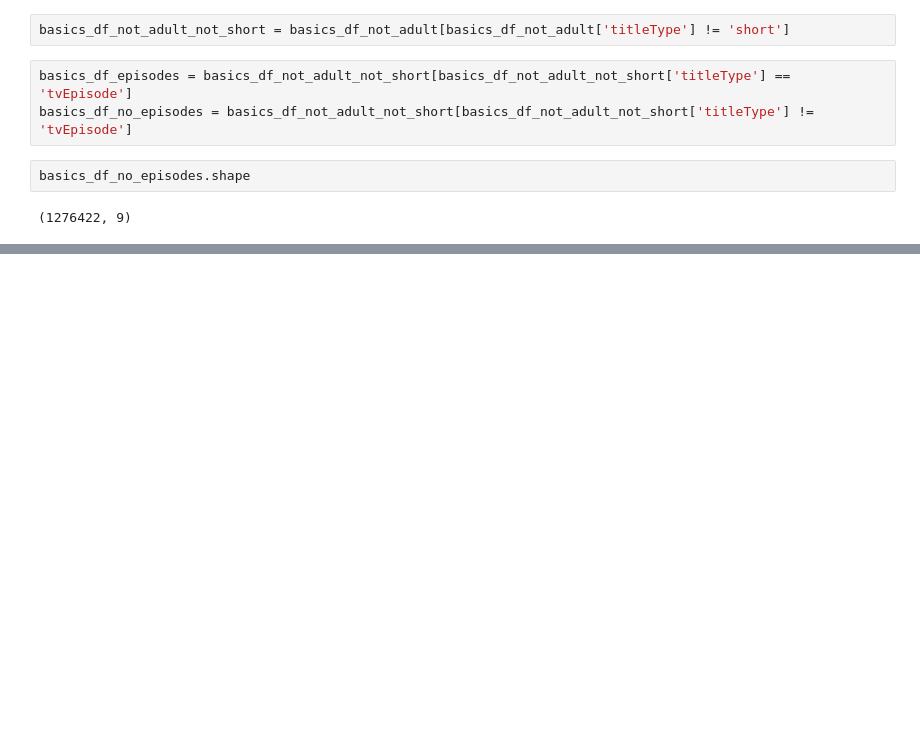
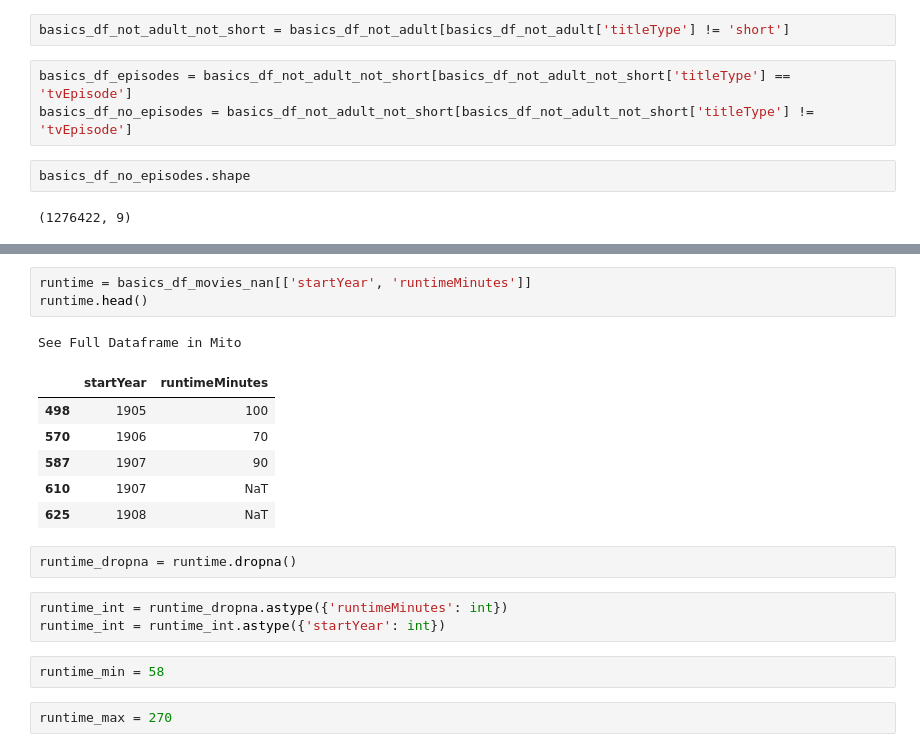
Before and after one commit to CathieLC/Wild_movie_project, a Jupyter notebook: Guillaume/basics_G.ipynb, the cells around one changed output, grey strips where cells are left out. Saved outputs shown, nothing was run; the diff lists cells and outputs as text; blank space fills up the shorter version.

```diff
--- a/Guillaume/basics_G.ipynb
+++ b/Guillaume/basics_G.ipynb
@@ -98,0 +118,20 @@ basics_df_no_episodes.replace('\\N', np.nan)
+# %%
+runtime = basics_df_movies_nan[['startYear', 'runtimeMinutes']]
+runtime.head()
+# %% [output]
+See Full Dataframe in Mito
+|  | startYear | runtimeMinutes |
+| 498 | 1905 | 100 |
+| 570 | 1906 | 70 |
+| 587 | 1907 | 90 |
+| 610 | 1907 | NaT |
+| 625 | 1908 | NaT |
+# %%
+runtime_dropna = runtime.dropna()
+# %%
+runtime_int = runtime_dropna.astype({'runtimeMinutes': int})
+runtime_int = runtime_int.astype({'startYear': int})
+# %%
+runtime_min = 58
+# %%
+runtime_max = 270
```
Also changed, not shown: parts of 13 cells of this notebook, 2 other files.
